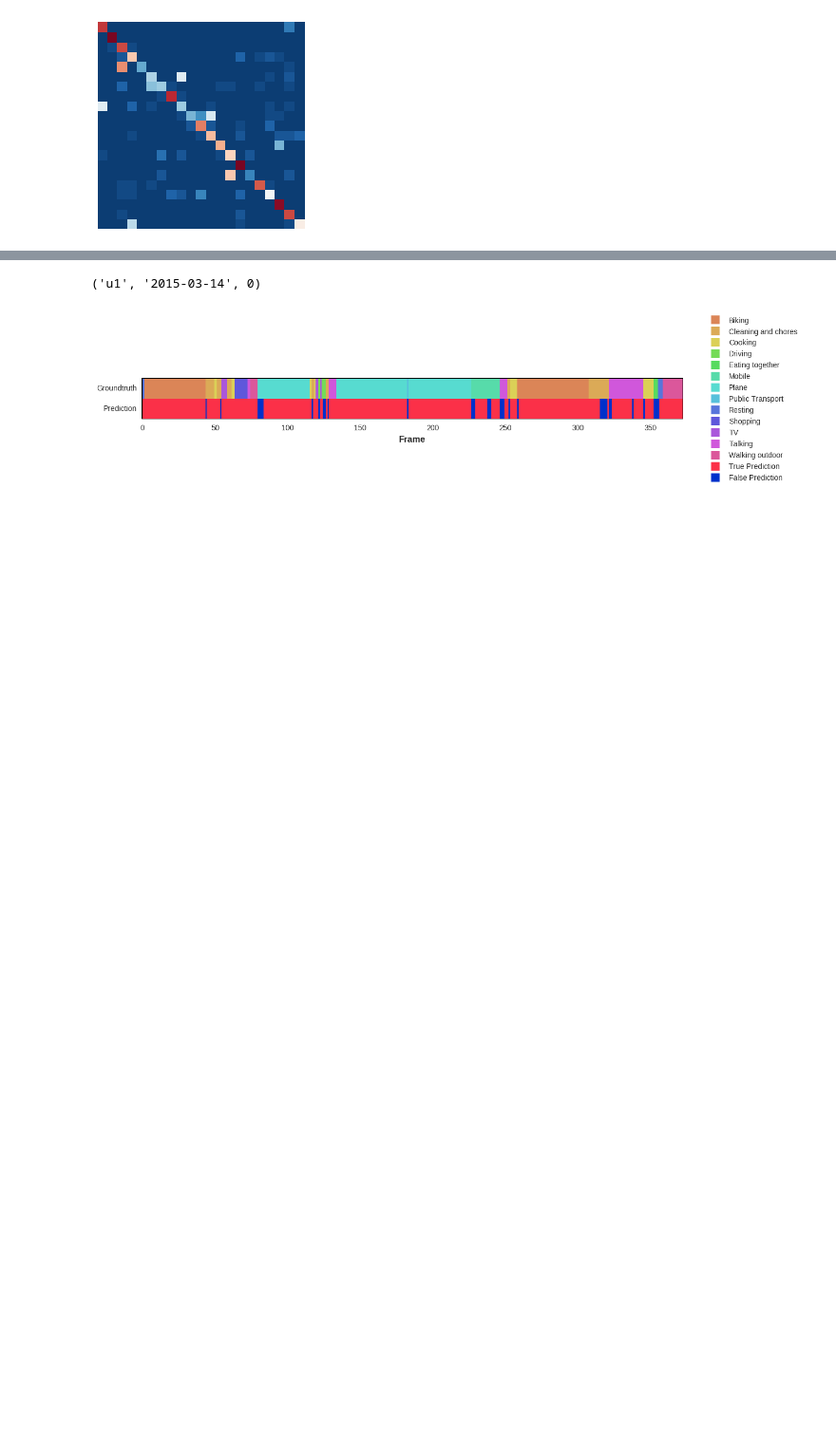
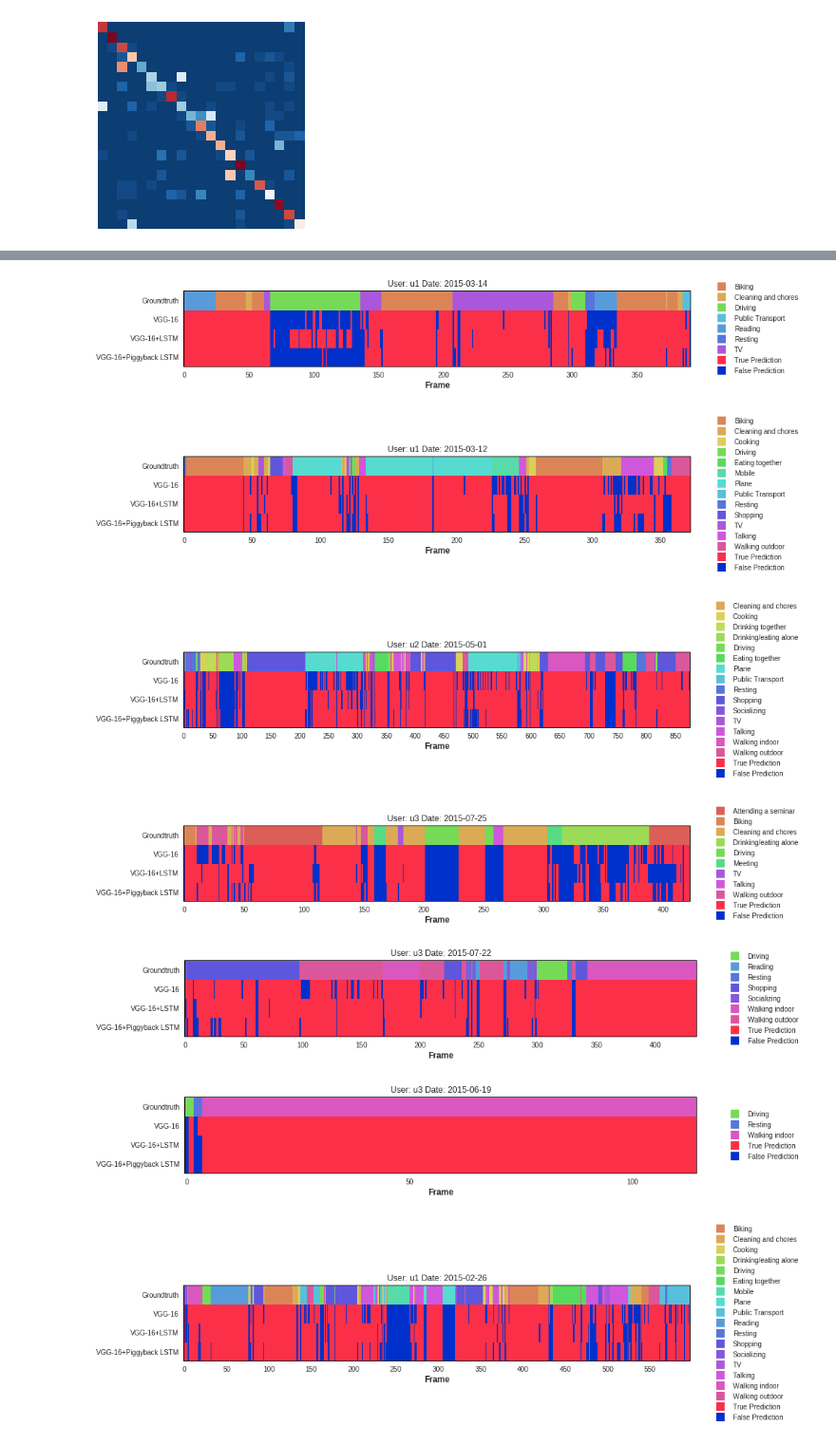
Before and after one commit to gorayni/iccv_epic_2017, a Jupyter notebook: Evaluation.ipynb, the cells around one changed output, grey strips where cells are left out. Shown at 95% size. Cells and saved outputs as stored; diff of their text form; code cells hidden in the pictures; blank space fills up the shorter version.

Commit message:
Results fixed and sequences added

```diff
--- a/Evaluation.ipynb
+++ b/Evaluation.ipynb
@@ -153,6 +153,7 @@ model = exp.vgg_16_plus_lstm(weights='weights.VGG-16+LSTM.timesteps_10.lr_0.0001
 # %%
 timesteps = 10
 
+frames = list()
 groundtruth = list()
 predictions = list()
 for i, batch in enumerate(test_batches):
@@ -164,7 +165,11 @@ for i, batch in enumerate(test_batches):
     predictions.extend(prediction)
     groundtruth.extend(np.argmax(y,axis=2).squeeze()[0:batch.size])
 
-predictions = np.asarray(predictions)
-groundtruth = np.asarray(groundtruth)
+    for ind in batch.indices:
+        frames.append((batch.user_id, batch.date, ind))
 
-np.savetxt('VGG16+LSTM.timestep_'+str(timesteps)+'.test.txt', np.vstack((groundtruth, predictions)).T, delimiter=",")
+
+with open('VGG16+LSTM.timestep_'+str(timesteps)+'.test.csv','w') as csv_file:
+    for i, (user_id,date,ind) in enumerate(frames):
+        csv_file.write("{},{},{},{},{}".format(user_id,date,ind,groundtruth[i],predictions[i]))
+        csv_file.write('\n')
@@ -353,14 +366,17 @@ for day_batches in test_batches:
 
     mask[:, :overlap, :] = 1
     prev_values[:, :overlap, :] = 0
-    for batch in day_batches:
+
+    last_batch = len(day_batches)-1
+    for i, batch in enumerate(day_batches):
 
         x, y = eutils.load_images_batch(test_datagen, users, batch, batch_size=timestep)
 
-        if batch.size == timestep:
+        if i == last_batch:
+            num_frames = batch.size
+        else:
             num_frames = non_overlapping
-        else:
-            num_frames = batch.size
+
         prediction = model.predict_on_batch([x, mask, prev_values])
         intermediate_output = lstm_layer_model.predict_on_batch([x, mask, prev_values])
 
@@ -373,15 +389,15 @@ for day_batches in test_batches:
         mask[:, :overlap, :] = 0
         prev_values[:, :overlap, :] = intermediate_output[:, -overlap:, :]
 
-predictions = np.asarray(predictions)
-groundtruth = np.asarray(groundtruth)
-
-np.savetxt('Filtered_VGG16+LSTM.timestep_'+str(timestep)+'.overlap_'+str(overlap)+'.test.txt', np.vstack((groundtruth, predictions)).T, delimiter=",")
+with open('Filtered_VGG16+LSTM.timestep_'+str(timestep)+'.overlap_'+str(overlap)+'.test.csv','w') as csv_file:
+    for i, (user_id,date,ind) in enumerate(frames):
+        csv_file.write("{},{},{},{},{}".format(user_id,date,ind,groundtruth[i],predictions[i]))
+        csv_file.write('\n')
 # %%
 timestep=5
 overlap=2
-vgg16_plus_lstm_results = np.loadtxt('Filtered_VGG16+LSTM.timestep_'+str(timestep)+'.overlap_'+str(overlap)+'.test.txt', delimiter=',')
-groundtruth, predictions = np.split(vgg16_plus_lstm_results, 2, axis=1)
+fname = 'Filtered_VGG16+LSTM.timestep_'+str(timestep)+'.overlap_'+str(overlap)+'.test.csv'
+frames, groundtruth, predictions = read_csv_results(fname)
 accuracy = metrics.accuracy_score(groundtruth, predictions)
 # %%
 results = eeval.evaluate(groundtruth, predictions)
@@ -431,6 +473,0 @@ def show_sequences(groundtruth, predictions, labels):
-# %%
-print frames[0]
-
-for i, (user_id, date, ind)
-# %% [output]
-('u1', '2015-03-14', 0)
@@ -451,7 +474,15 @@ predictions_dict = ntcir.utils.default_to_regular(predictions_dict)
 # %%
-user_id = 'u1'
-date = '2015-03-12'
-show_sequences(groundtruth_dict[user_id][date],predictions_dict[user_id][date],categories)
-fig.savefig('{}_{}_predictions.png'.format(user_id,date), bbox_inches = 'tight', format='png', dpi=150)
+for user_id, date in test_set:
+    gt = groundtruth1[user_id][date]
+    yticklabels=['Groundtruth', 'VGG-16', 'VGG-16+LSTM', 'VGG-16+Piggyback LSTM']
+    predictions =[predictions1[user_id][date], predictions2[user_id][date], predictions3[user_id][date]]
+    fig, ax = show_sequences(gt,predictions, categories, user_id, date, yticklabels)
+    fig.savefig('{}_{}_predictions.png'.format(user_id,date), bbox_inches = 'tight', format='png', dpi=150)
 # %% [output]
-[figure, old version]
+[figure, new version]
+[figure, added]
+[figure, added]
+[figure, added]
+[figure, added]
+[figure, added]
+[figure, added]
```
Also changed, not shown: parts of 9 cells of this notebook, 7 other files.
